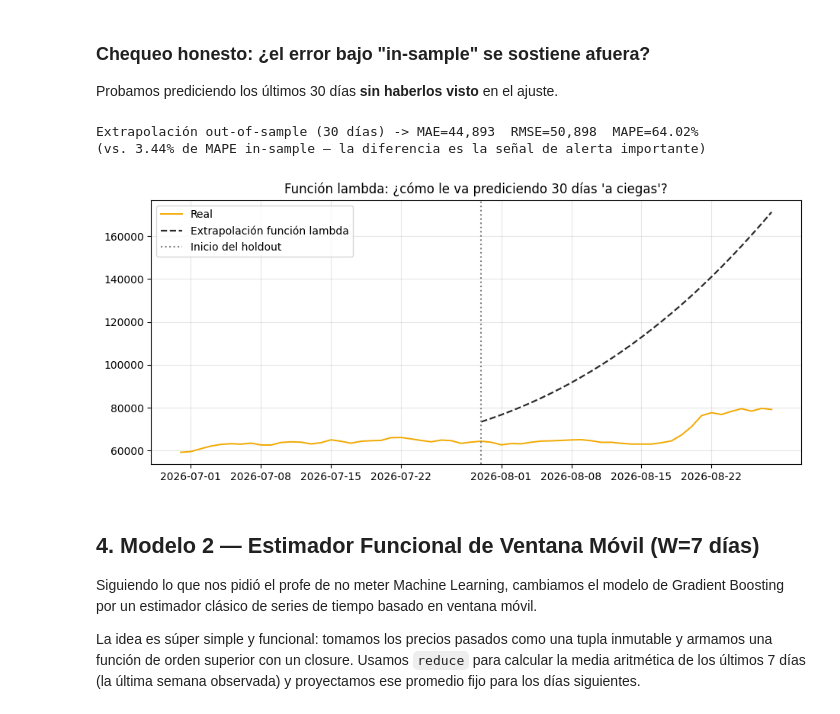
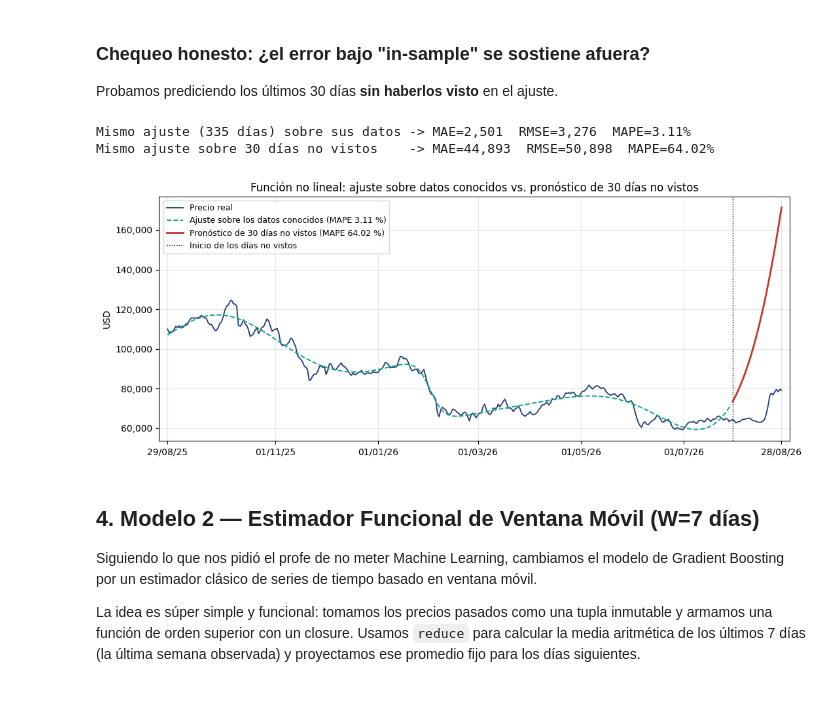
Before and after one commit to number1angel/btc-funcional-analisis, a Jupyter notebook: BTC_Analysis.ipynb, the cells around one changed output. Saved outputs shown, nothing was run; the diff lists cells and outputs as text; code cells hidden in the pictures.

```diff
--- a/BTC_Analysis.ipynb
+++ b/BTC_Analysis.ipynb
@@ -287,29 +337,38 @@ Probamos prediciendo los últimos 30 días **sin haberlos visto** en el ajuste.
 # %%
 HOLDOUT = 30
 t_tr, y_tr = t_all[:-HOLDOUT], y_all[:-HOLDOUT]
 t_te, y_te = t_all[-HOLDOUT:], y_all[-HOLDOUT:]
 
 fit_holdout = fit_lambda_function(t_tr, y_tr)
 assert fit_holdout.ok, fit_holdout.error
+pred_tr = fit_holdout.value(t_tr)
 pred_te = fit_holdout.value(t_te)
 
-mae_out = calc_mae(y_te, pred_te)
-rmse_out = calc_rmse(y_te, pred_te)
-mape_out = calc_mape(y_te, pred_te)
-print(f"Extrapolación out-of-sample (30 días) -> MAE={mae_out:,.0f}  RMSE={rmse_out:,.0f}  MAPE={mape_out:.2f}%")
-print(f"(vs. {mape_in:.2f}% de MAPE in-sample — la diferencia es la señal de alerta importante)")
+mae_tr, rmse_tr, mape_tr = calc_mae(y_tr, pred_tr), calc_rmse(y_tr, pred_tr), calc_mape(y_tr, pred_tr)
+mae_out, rmse_out, mape_out = calc_mae(y_te, pred_te), calc_rmse(y_te, pred_te), calc_mape(y_te, pred_te)
+print(f"Mismo ajuste (335 días) sobre sus datos -> MAE={mae_tr:,.0f}  RMSE={rmse_tr:,.0f}  MAPE={mape_tr:.2f}%")
+print(f"Mismo ajuste sobre 30 días no vistos    -> MAE={mae_out:,.0f}  RMSE={rmse_out:,.0f}  MAPE={mape_out:.2f}%")
 
-fig, ax = plt.subplots()
-ax.plot(df["fecha"].iloc[-60:], y_all[-60:], label="Real", lw=1.4, color="#f2a900")
-ax.plot(df["fecha"].iloc[-HOLDOUT:], pred_te, label="Extrapolación función lambda", lw=1.6, color="#2b2b2b", ls="--")
-ax.axvline(df["fecha"].iloc[-HOLDOUT], color="grey", ls=":", label="Inicio del holdout")
-ax.legend(); ax.grid(alpha=0.3)
-ax.set_title("Función lambda: ¿cómo le va prediciendo 30 días 'a ciegas'?")
+fig, ax = plt.subplots(figsize=(11, 4.5))
+ax.plot(fechas, y_all, lw=1.3, color="#1f3b73", label="Precio real")
+ax.plot(fechas.iloc[:-HOLDOUT], pred_tr, lw=1.4, ls="--", color="#16a085",
+        label=f"Ajuste sobre los datos conocidos (MAPE {mape_tr:.2f} %)")
+ax.plot(fechas.iloc[-HOLDOUT:], pred_te, lw=2, color="#c0392b",
+        label=f"Pronóstico de 30 días no vistos (MAPE {mape_out:.2f} %)")
+ax.axvline(fechas.iloc[-HOLDOUT], color="black", ls=":", lw=1, label="Inicio de los días no vistos")
+marcar_eje_fechas(ax, fechas)
+ax.yaxis.set_major_formatter(formato_usd)
+ax.set_title("Función no lineal: ajuste sobre datos conocidos vs. pronóstico de 30 días no vistos")
+ax.set_ylabel("USD")
+ax.legend(loc="upper left", fontsize=9)
+ax.grid(alpha=0.3)
+plt.tight_layout()
+fig.savefig("figuras/figura3_extrapolacion.png", dpi=150, bbox_inches="tight")
 plt.show()
 # %% [output]
-Extrapolación out-of-sample (30 días) -> MAE=44,893  RMSE=50,898  MAPE=64.02%
-(vs. 3.44% de MAPE in-sample — la diferencia es la señal de alerta importante)
+Mismo ajuste (335 días) sobre sus datos -> MAE=2,501  RMSE=3,276  MAPE=3.11%
+Mismo ajuste sobre 30 días no vistos    -> MAE=44,893  RMSE=50,898  MAPE=64.02%
-[figure, old version]
+[figure, new version]
 # %% [markdown]
 ## 4. Modelo 2 — Estimador Funcional de Ventana Móvil (W=7 días)
 
```
Also changed, not shown: parts of 4 cells of this notebook.
